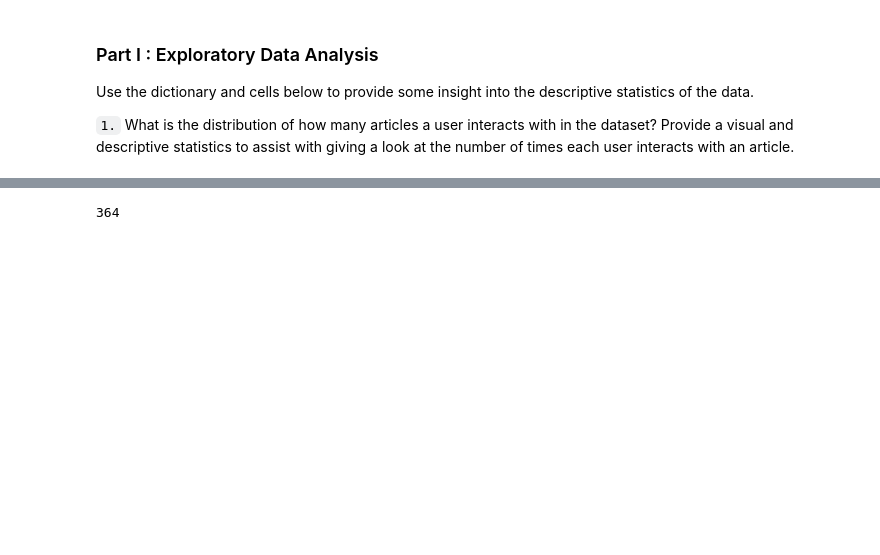
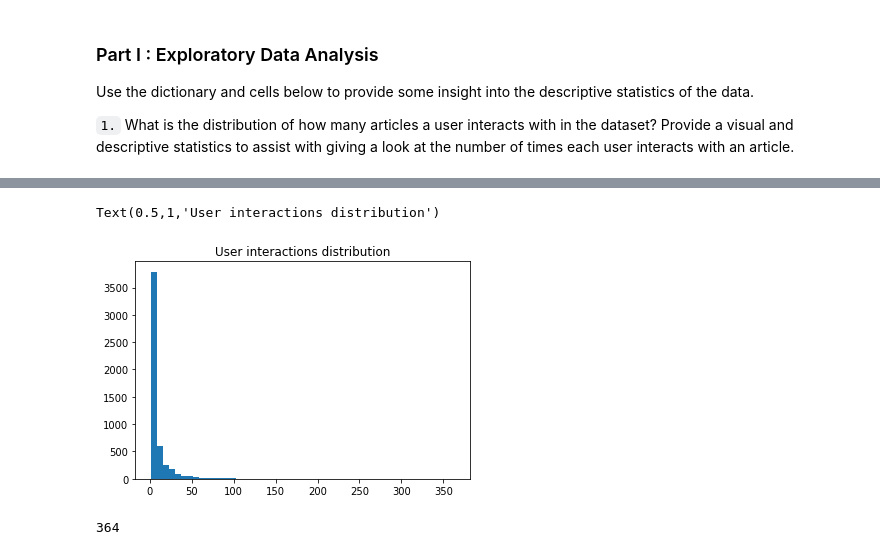
Before and after one commit to sal7-4/Recommendations-with-IBM, a Jupyter notebook: Recommendations_with_IBM.ipynb, the cells around one changed output, grey strips where cells are left out. Saved outputs shown, nothing was run; the diff lists cells and outputs as text; code cells hidden in the pictures; blank space fills up the shorter version.

```diff
--- a/Recommendations_with_IBM.ipynb
+++ b/Recommendations_with_IBM.ipynb
@@ -59,5 +59,6 @@ Use the dictionary and cells below to provide some insight into the descriptive
 
 `1.` What is the distribution of how many articles a user interacts with in the dataset?  Provide a visual and descriptive statistics to assist with giving a look at the number of times each user interacts with an article.
 # %%
-df.groupby('email')['article_id'].count().mean()
+user_article = df.groupby('email')['article_id'].count()
+user_article.head()
 # %% [output]
@@ -65,3 +84,9 @@ df.groupby('email')['article_id'].count().mean()
+# %%
+plt.hist(user_article, bins=50);
+plt.title("User interactions distribution")
+# %% [output]
+Text(0.5,1,'User interactions distribution')
+[figure, added]
 # %%
 df.groupby('email')['article_id'].count().max()
 # %% [output]
```
Also changed, not shown: parts of 20 cells of this notebook.
